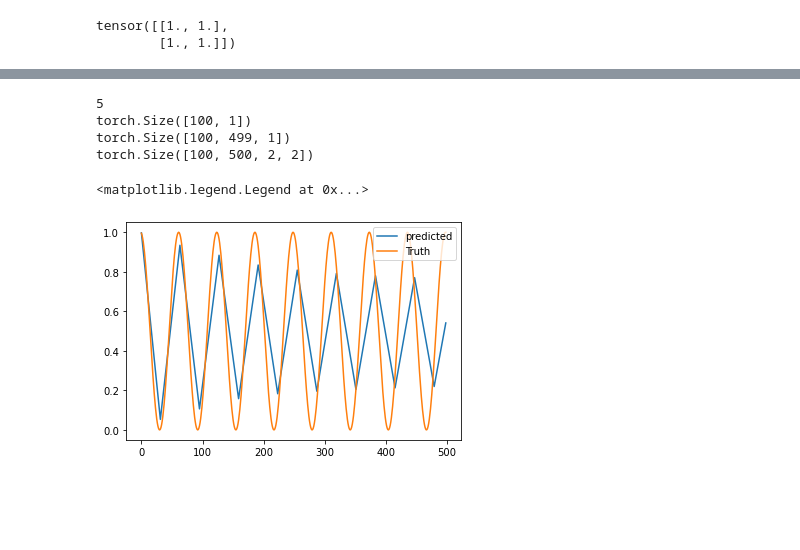
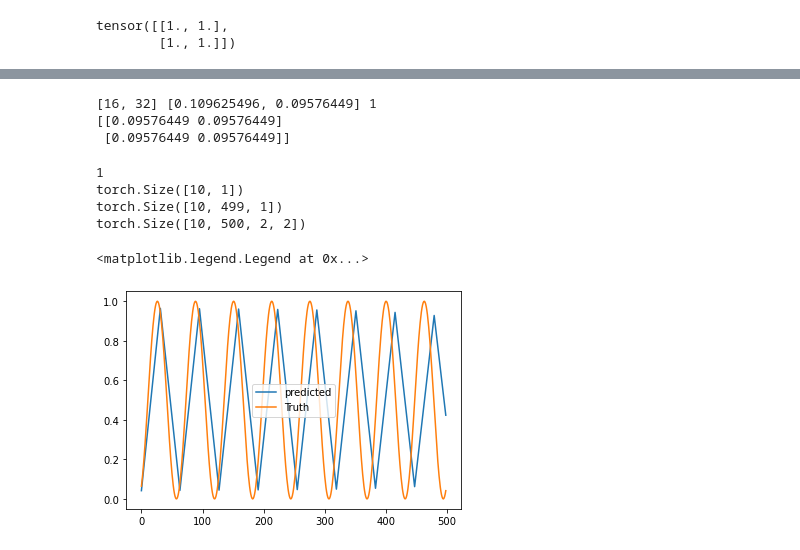
Before and after one commit to KatieJ16/Time_Space_multiscale, a Jupyter notebook: remake/toy2_multiscale_model_fitting.ipynb, the cells around one changed output, grey strips where cells are left out. Drawn from its saved outputs; the diff is of its cells as text; code cells hidden in the pictures; blank space fills up the shorter version.

Commit message:
working on next layer, but error is going up

```diff
--- a/remake/toy2_multiscale_model_fitting.ipynb
+++ b/remake/toy2_multiscale_model_fitting.ipynb
@@ -243,7 +243,7 @@ def train_one_timestep(step_size, train_data, val_data, test_data, current_size,
             print("Making a new model. Old one deleted. model {}".format(model_name))
             assert False
         model_time = torch.load(model_path_this)
-        print("model loaded")
+        print("model loaded: ", model_name)
         print("don't train = ", dont_train)
         if dont_train: #just load model, no training
             return model_time
@@ -320,7 +320,7 @@ def find_best_timestep(train_data, val_data, test_data, current_size, start_k =
 
     n_points, n_timesteps, total_dim = train_data.shape
 
-    for k in range(start_k, largest_k):
+    for idx, k in enumerate(range(start_k, largest_k)):
         step_size = 2**k
         step_sizes.append(step_size)
         model_time = train_one_timestep(step_size, train_data, val_data, test_data, current_size,
@@ -342,7 +342,7 @@ def find_best_timestep(train_data, val_data, test_data, current_size, start_k =
 
         if (mse_less< mse_lowest) or (math.isnan(mse_lowest)) or (math.isnan(mse_less)):
             mse_lowest = mse_less
-            idx_lowest = k
+            idx_lowest = idx
 
     return models, step_sizes, mse_list, idx_lowest
 #====================================================================================
@@ -508,6 +510,6 @@ torch.Size([100, 500, 2, 2])
 # %%
-# model_keep.append(models[idx_lowest])
-# model_used_dict['1'] = [[0]]
+model_keep.append(models[idx_lowest])
+model_used_dict['1'] = [[0]]
 # %%
 #====================================================================================
 def find_error_1(data, model, tol = 1e-5):
@@ -541,7 +543,7 @@ def find_error_1(data, model, tol = 1e-5):
 
 
 current_size = 2
-next_train_data = unresolved * train_dict["2"]
+next_train_data = unresolved_list * train_dict[str(current_size)]
 
 model_idx_list = np.ones((current_size, current_size))*(-1) #start with all -1
 
@@ -573,12 +575,12 @@ for i in range(current_size):
                 models, step_sizes, mse_list, idx_lowest = find_best_timestep(train_dict[str(current_size)][:,:,i,j],
                                                               val_dict[str(current_size)][:,:,i,j],
                                                               val_dict[str(current_size)][:,:,i,j], current_size,model_dir=model_dir,
-                                                              i=i, j=j, largest_k = k+1)
+                                                              i=i, j=j, start_k = max(0,k-1), largest_k = k+2)
 
                 vbnm
                 resolved, loss, unresolved_list = find_error_4(val_dict[str(current_size)][:,:,i,j],
                                                                models[idx_lowest],
-                                                               val_dict[str(current_size)][:,:, i*current_size:(i+1)*current_size, i*current_size:(i+1)*current_size])
+                                                               val_dict[str(current_size)][:,:, i*current_size:(i+1)*current_size, j*current_size:(j+1)*current_size])
                 model_keep.append(models[idx_lowest])
                 model_idx_list[i,j] == len(model_keep) #last model will be the one for this square
 
@@ -603,32 +607,38 @@ epoch 7000, training loss 0.013157429173588753, validation loss 0.01519392523914
 # %%
+print(step_sizes, mse_list, idx_lowest)
 resolved, loss, unresolved_list = find_error_4(val_dict[str(current_size)][:,:,i,j],
                                                                models[idx_lowest],
-                                                               val_dict[str(current_size*2)][:,:, i*current_size:(i+1)*current_size, i*current_size:(i+1)*current_size])
+                                                               val_dict[str(current_size*2)][:,:, i*current_size:(i+1)*current_size, j*current_size:(j+1)*current_size])
+print(loss)
+# %% [output]
+[16, 32] [0.109625496, 0.09576449] 1
+[[0.09576449 0.09576449]
+ [0.09576449 0.09576449]]
 # %%
 model =  models[idx_lowest]
 print(idx_lowest)
 n_timesteps = 500
-n_points = 100
+n_points = 10
 dim = 1
 # plt.plot(model(val_dict[str(current_size)][:,:,i,j].unsqueeze(2).unsqueeze(3))[0,:,0,0].detach().numpy(), label = "predicted")
 print(val_dict[str(current_size)][:,0,i,j].unsqueeze(1).shape)
 val_data_this = val_dict[str(current_size)][:,0,i,j].unsqueeze(1)
 predicted = model.uni_scale_forecast(val_data_this, n_steps=n_timesteps-1)
 print(predicted.shape)
 predicted_reshape = predicted.reshape((  n_points, n_timesteps-1, dim,dim))
 plt.plot(predicted_reshape[0,:,0], label = "predicted")
 print(val_dict[str(current_size*2)][:,:, i*current_size:(i+1)*current_size, i*current_size:(i+1)*current_size].shape)
 # plt.plot(val_dict[str(current_size*2)][:,1:, i*current_size:(i+1)*current_size, i*current_size:(i+1)*current_size][0,:,0,0], label = "Truth")
 
 plt.plot(val_dict[str(current_size*2)][:,1:, i*current_size:(i+1)*current_size, i*current_size:(i+1)*current_size][0,:,0,1], label = "Truth")
 plt.legend()
 # %% [output]
-5
-torch.Size([100, 1])
-torch.Size([100, 499, 1])
-torch.Size([100, 500, 2, 2])
+1
+torch.Size([10, 1])
+torch.Size([10, 499, 1])
+torch.Size([10, 500, 2, 2])
 <matplotlib.legend.Legend at 0x...>
-[figure, old version]
+[figure, new version]
 # %%
 plt.imshow(val_dict[str(current_size*2)][0,0])
 plt.colorbar()
```
Also changed, not shown: parts of 9 cells of this notebook, 1 other file.
